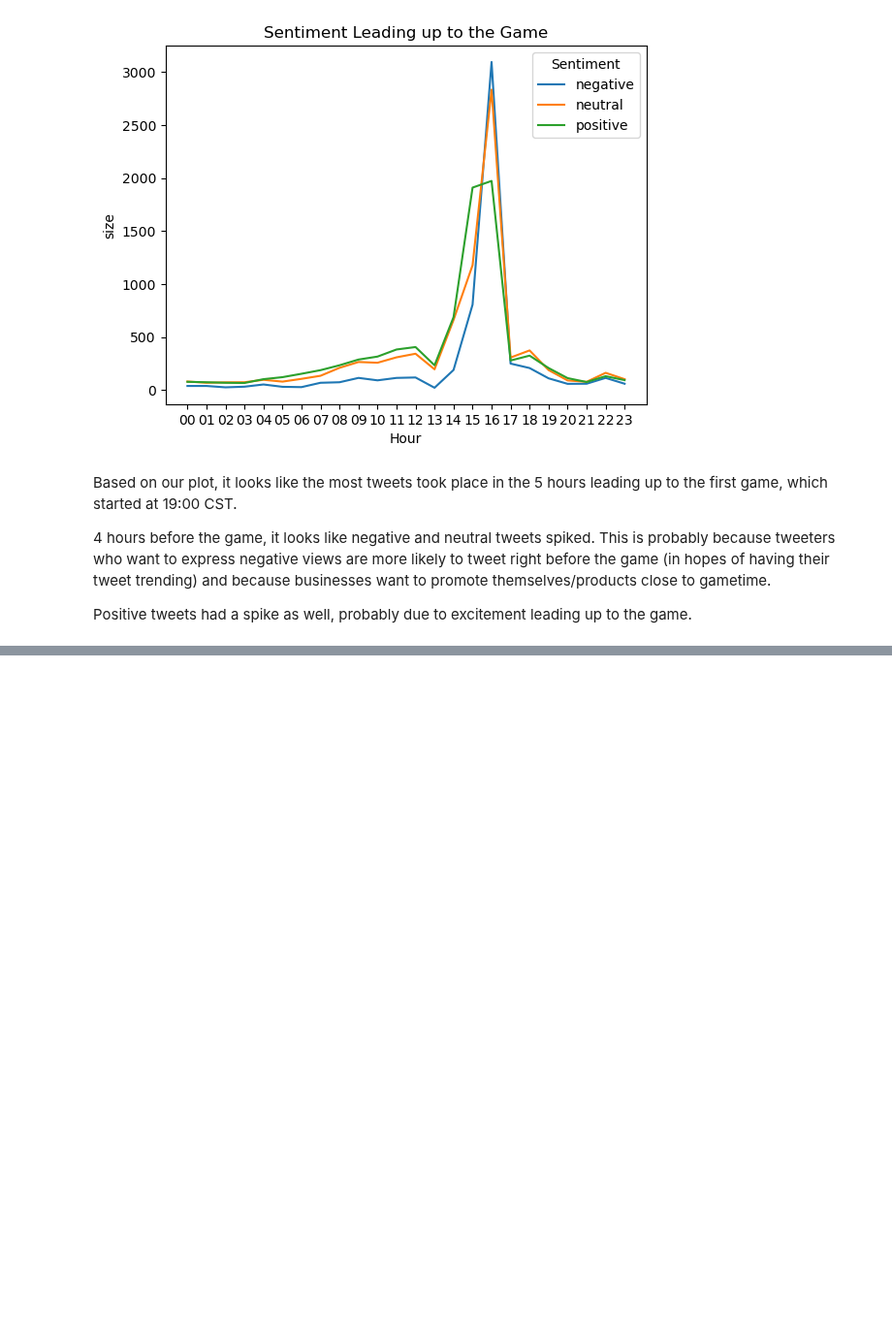
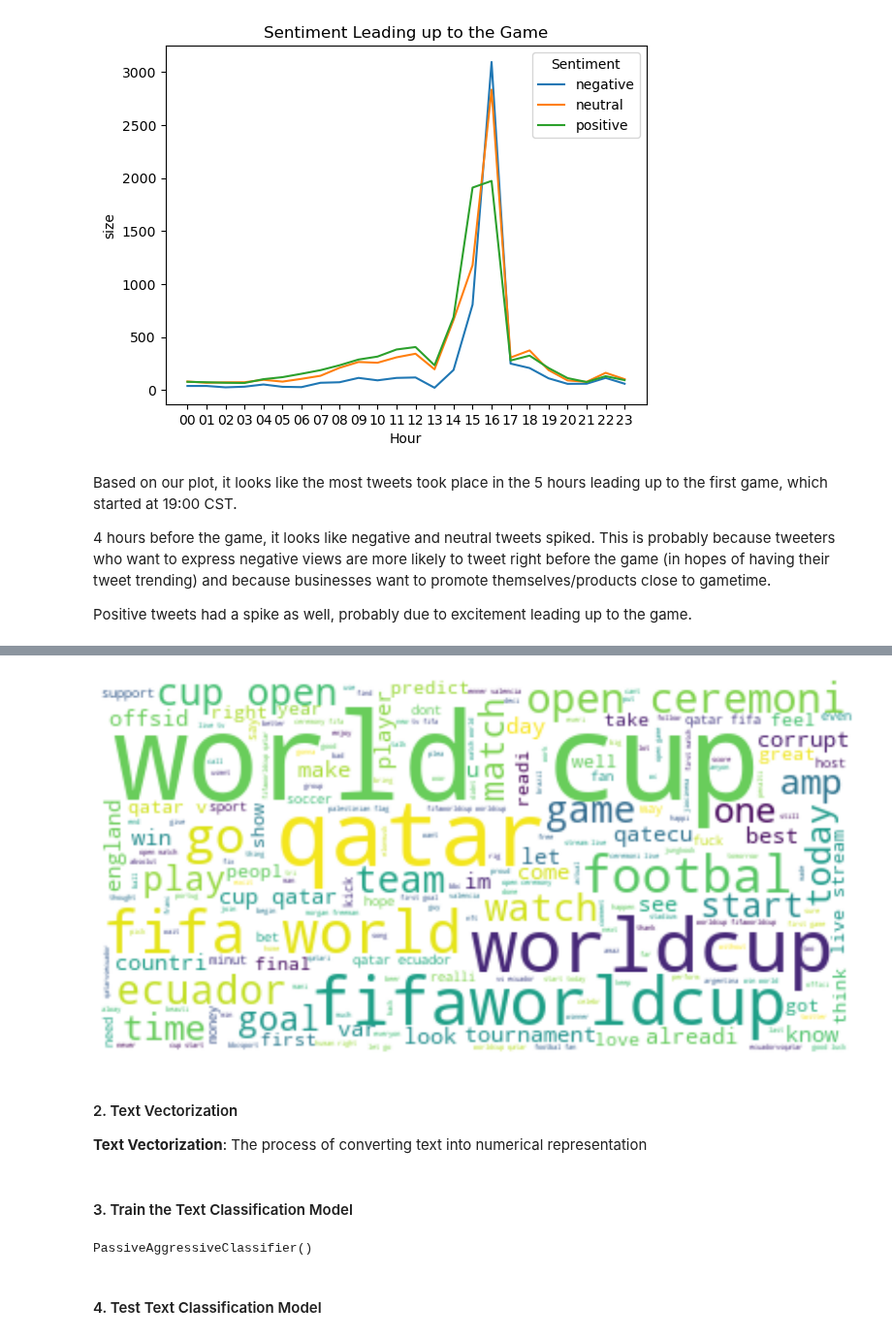
Before and after one commit to dandrea1/nlp-world-cup-2022, a Jupyter notebook: nlp_world_cup_2022.ipynb, the cells around one changed output, grey strips where cells are left out. Shown at 97% size. Cells and saved outputs as stored; diff of their text form; code cells hidden in the pictures; blank space fills up the shorter version.

Commit message:
test train nlp model

```diff
--- a/nlp_world_cup_2022.ipynb
+++ b/nlp_world_cup_2022.ipynb
@@ -105,0 +114,10 @@ https://thecleverprogrammer.com/2022/08/29/process-of-nlp-using-python/
+# %%
+# Import Required Libraries
+
+import nltk
+import re
+nltk.download('stopwords')
+stemmer = nltk.SnowballStemmer("english")
+from nltk.corpus import stopwords
+import string
+stopword=set(stopwords.words('english'))
@@ -105,0 +128,36 @@ https://thecleverprogrammer.com/2022/08/29/process-of-nlp-using-python/
+# %%
+# Tokenize & Stem Tweets
+# Remove Stop words from tweets
+
+def clean(tweet):
+    tweet = str(tweet).lower()
+    tweet = re.sub('\[.*?\]', '', tweet)
+    tweet = re.sub('https?://\S+|www\.\S+', '', tweet)
+    tweet = re.sub('<.*?>+', '', tweet)
+    tweet = re.sub('[%s]' % re.escape(string.punctuation), '', tweet)
+    tweet = re.sub('\n', '', tweet)
+    tweet = re.sub('\w*\d\w*', '', tweet)
+    tweet = [word for word in tweet.split(' ') if word not in stopword]
+    tweet =" ".join(tweet)
+    tweet = [stemmer.stem(word) for word in tweet.split(' ')]
+    tweet =" ".join(tweet)
+    return tweet
+
+tweets_df['Tweet'] = tweets_df['Tweet'].apply(clean)
+# %%
+# Create Word Cloud of Cleaned Data
+import matplotlib.pyplot as plt
+from wordcloud import WordCloud, STOPWORDS, ImageColorGenerator
+text = " ".join(i for i in tweets_df['Tweet'])
+stopwords = set(STOPWORDS)
+wordcloud = WordCloud(stopwords=stopwords, background_color="white").generate(text)
+plt.figure( figsize=(15,10))
+plt.imshow(wordcloud, interpolation='bilinear')
+plt.axis("off")
+plt.show()
+# %% [output]
+[figure, added]
+# %% [markdown]
+#### 2. Text Vectorization
+
+<b>Text Vectorization</b>: The process of converting text into numerical representation
@@ -105,0 +174,10 @@ https://thecleverprogrammer.com/2022/08/29/process-of-nlp-using-python/
+# %% [markdown]
+#### 3. Train the Text Classification Model
+# %%
+from sklearn.linear_model import PassiveAggressiveClassifier
+model = PassiveAggressiveClassifier()
+model.fit(X_train,y_train)
+# %% [output]
+PassiveAggressiveClassifier()
+# %% [markdown]
+#### 4. Test Text Classification Model
```
Also changed, not shown: parts of 8 cells of this notebook.
